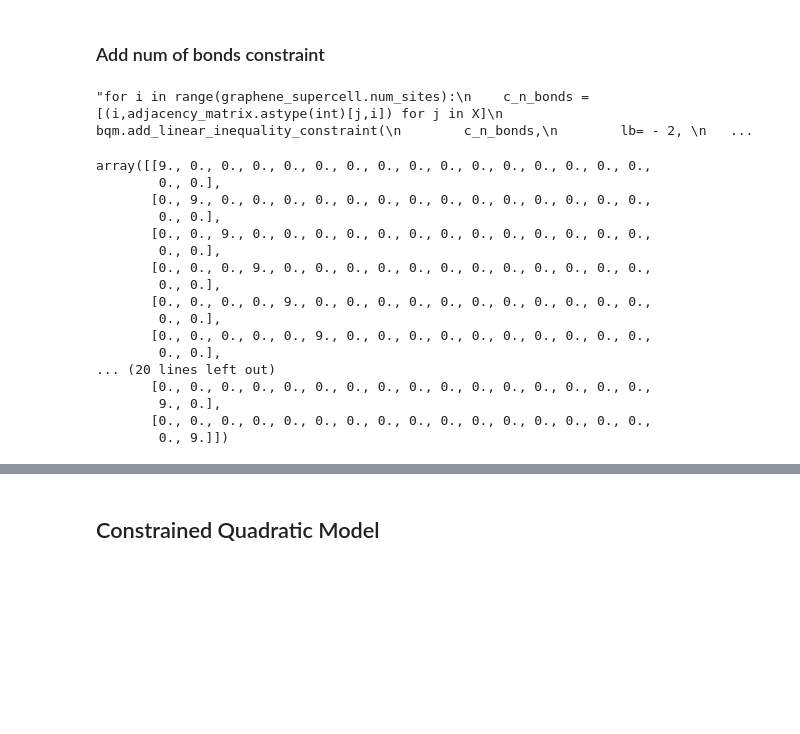
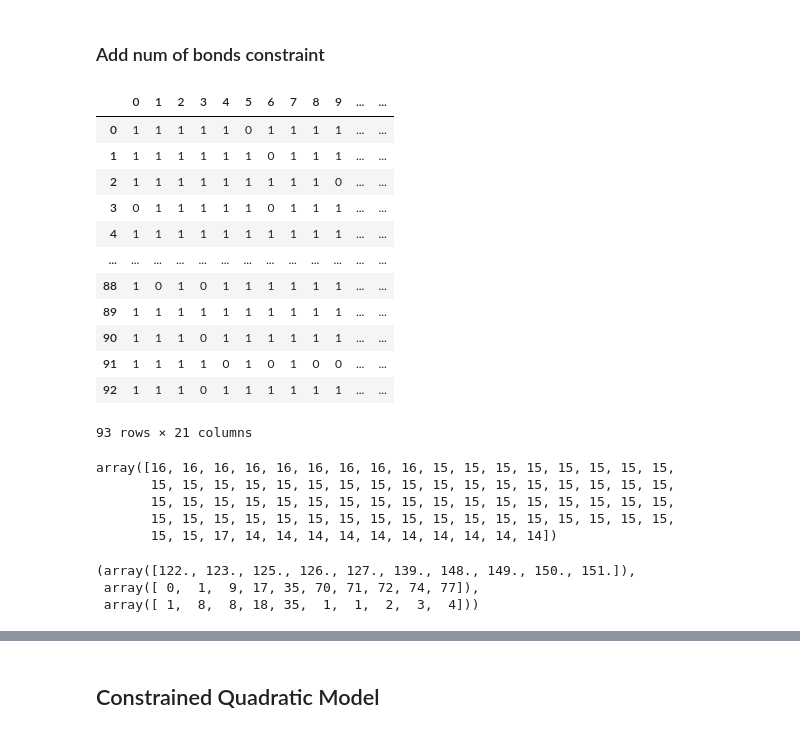
Before and after one commit to cmc-ucl/quantum_computing, a Jupyter notebook: Graphene_defects.ipynb, the cells around one changed output, grey strips where cells are left out. Saved outputs shown, nothing was run; the diff lists cells and outputs as text; code cells hidden in the pictures; blank space fills up the shorter version.

```diff
--- a/Graphene_defects.ipynb
+++ b/Graphene_defects.ipynb
@@ -99,3 +77,5 @@ array([[False, False, False, False, False, False, False, False, False,
+# %%
+adjacency_matrix = adjacency_matrix.astype(int)
 # %% [markdown]
 ## Define the binary variables that encode the problem
 # %%
@@ -439,19 +434,21 @@ c_n_vacancies = [(i,1) for i in X]
 
 num_vacancies = 2
 
+#print(bqm.to_numpy_matrix())
 bqm.add_linear_equality_constraint(
         c_n_vacancies,
         constant= -(graphene_supercell.num_sites-num_vacancies),
-        lagrange_multiplier = 1000
+        lagrange_multiplier = 10
         )
 
-'''for i in range(graphene_supercell.num_sites):
+for i in range(graphene_supercell.num_sites):
     c_n_bonds = [(i,adjacency_matrix.astype(int)[j,i]) for j in X]
+    #print(c_n_bonds)
     bqm.add_linear_inequality_constraint(
         c_n_bonds,
-        lb= - 2,
+        lb= -2,
         lagrange_multiplier=1,
         label = 'Min bonds_'+str(i)
-    )'''
+    )
+
+#bqm.to_numpy_vectors()
-# %% [output]
-"for i in range(graphene_supercell.num_sites):\n    c_n_bonds = [(i,adjacency_matrix.astype(int)[j,i]) for j in X]\n    bqm.add_linear_inequality_constraint(\n        c_n_bonds,\n        lb= - 2, \n   ...
@@ -460,20 +455,21 @@ initial = bqm.to_numpy_matrix()
-# %%
-final - initial
-# %% [output]
-array([[9., 0., 0., 0., 0., 0., 0., 0., 0., 0., 0., 0., 0., 0., 0., 0.,
-        0., 0.],
-       [0., 9., 0., 0., 0., 0., 0., 0., 0., 0., 0., 0., 0., 0., 0., 0.,
-        0., 0.],
-       [0., 0., 9., 0., 0., 0., 0., 0., 0., 0., 0., 0., 0., 0., 0., 0.,
-        0., 0.],
-       [0., 0., 0., 9., 0., 0., 0., 0., 0., 0., 0., 0., 0., 0., 0., 0.,
-        0., 0.],
-       [0., 0., 0., 0., 9., 0., 0., 0., 0., 0., 0., 0., 0., 0., 0., 0.,
-        0., 0.],
-       [0., 0., 0., 0., 0., 9., 0., 0., 0., 0., 0., 0., 0., 0., 0., 0.,
-        0., 0.],
-... (20 lines left out)
-       [0., 0., 0., 0., 0., 0., 0., 0., 0., 0., 0., 0., 0., 0., 0., 0.,
-        9., 0.],
-       [0., 0., 0., 0., 0., 0., 0., 0., 0., 0., 0., 0., 0., 0., 0., 0.,
-        0., 9.]])
+# %%
+sampler = EmbeddingComposite(DWaveSampler())
+sampleset_2v_b = sampler.sample(bqm, num_reads = 100,  label='2 vacancies, min bonds')
+# %%
+sampleset_2v_b_df = sampleset_2v_b.to_pandas_dataframe()
+# %%
+sampleset_2v_b_df
+# %% [output]
+|  | 0 | 1 | 2 | 3 | 4 | 5 | 6 | 7 | 8 | 9 | ... | ... |
+| 0 | 1 | 1 | 1 | 1 | 1 | 0 | 1 | 1 | 1 | 1 | ... | ... |
+| 1 | 1 | 1 | 1 | 1 | 1 | 1 | 0 | 1 | 1 | 1 | ... | ... |
+| 2 | 1 | 1 | 1 | 1 | 1 | 1 | 1 | 1 | 1 | 0 | ... | ... |
+| 3 | 0 | 1 | 1 | 1 | 1 | 1 | 0 | 1 | 1 | 1 | ... | ... |
+| 4 | 1 | 1 | 1 | 1 | 1 | 1 | 1 | 1 | 1 | 1 | ... | ... |
+| ... | ... | ... | ... | ... | ... | ... | ... | ... | ... | ... | ... | ... |
+| 88 | 1 | 0 | 1 | 0 | 1 | 1 | 1 | 1 | 1 | 1 | ... | ... |
+| 89 | 1 | 1 | 1 | 1 | 1 | 1 | 1 | 1 | 1 | 1 | ... | ... |
+| 90 | 1 | 1 | 1 | 0 | 1 | 1 | 1 | 1 | 1 | 1 | ... | ... |
+| 91 | 1 | 1 | 1 | 1 | 0 | 1 | 0 | 1 | 0 | 0 | ... | ... |
+| 92 | 1 | 1 | 1 | 0 | 1 | 1 | 1 | 1 | 1 | 1 | ... | ... |
+93 rows × 21 columns
@@ -479,0 +480,14 @@ array([[9., 0., 0., 0., 0., 0., 0., 0., 0., 0., 0., 0., 0., 0., 0., 0.,
+# %%
+np.sum(config_vector,axis=1)
+# %% [output]
+array([16, 16, 16, 16, 16, 16, 16, 16, 16, 15, 15, 15, 15, 15, 15, 15, 15,
+       15, 15, 15, 15, 15, 15, 15, 15, 15, 15, 15, 15, 15, 15, 15, 15, 15,
+       15, 15, 15, 15, 15, 15, 15, 15, 15, 15, 15, 15, 15, 15, 15, 15, 15,
+       15, 15, 15, 15, 15, 15, 15, 15, 15, 15, 15, 15, 15, 15, 15, 15, 15,
+       15, 15, 17, 14, 14, 14, 14, 14, 14, 14, 14, 14, 14])
+# %%
+np.unique(E_vector,return_index=True,return_counts=True)
+# %% [output]
+(array([122., 123., 125., 126., 127., 139., 148., 149., 150., 151.]),
+ array([ 0,  1,  9, 17, 35, 70, 71, 72, 74, 77]),
+ array([ 1,  8,  8, 18, 35,  1,  1,  2,  3,  4]))
```
Also changed, not shown: parts of 31 cells of this notebook.
